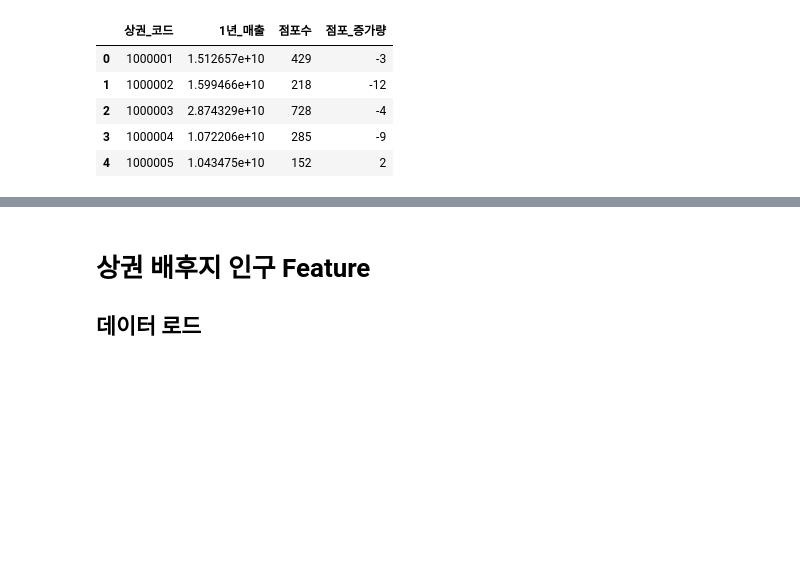
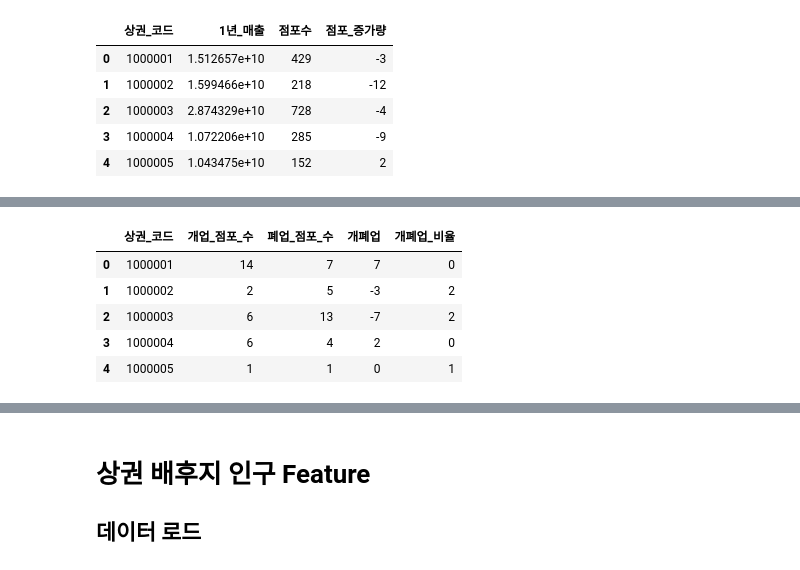
Before and after one commit to unknown-jun/seoul_data_contest, a Jupyter notebook: 상권_발달-지표/[상권발달] 2. 전처리.ipynb, the cells around one changed output, grey strips where cells are left out. Drawn from its saved outputs; the diff is of its cells as text; code cells hidden in the pictures; blank space fills up the shorter version.

```diff
--- a/상권_발달-지표/[상권발달] 2. 전처리.ipynb
+++ b/상권_발달-지표/[상권발달] 2. 전처리.ipynb
@@ -336,0 +148,24 @@ df_full.head()
+# %%
+# 2021년 총 개업 점포수 및 폐업 점포수 도출
+base_store = store.groupby('상권_코드')['개업_점포_수','폐업_점포_수'].sum().reset_index()
+base_store['개폐업'] = 0
+base_store['개폐업_비율'] = 0
+
+# 파생변수 생성
+for idx in range(base_store.shape[0]):
+    base_store['개폐업'][idx] = base_store['개업_점포_수'][idx] - base_store['폐업_점포_수'][idx]
+    if base_store['개업_점포_수'][idx] == 0:
+        base_store['개폐업_비율'][idx] == 0
+    else:
+        base_store['개폐업_비율'][idx] = base_store['폐업_점포_수'][idx] / base_store['개업_점포_수'][idx]
+
+# 개업점포수 및 폐업점포수가 0인 경우
+base_store['개폐업_비율'] = base_store['개폐업_비율'].fillna(0)
+base_store.head()
+# %% [output]
+|  | 상권_코드 | 개업_점포_수 | 폐업_점포_수 | 개폐업 | 개폐업_비율 |
+| 0 | 1000001 | 14 | 7 | 7 | 0 |
+| 1 | 1000002 | 2 | 5 | -3 | 2 |
+| 2 | 1000003 | 6 | 13 | -7 | 2 |
+| 3 | 1000004 | 6 | 4 | 2 | 0 |
+| 4 | 1000005 | 1 | 1 | 0 | 1 |
```
Also changed, not shown: parts of 35 cells of this notebook.
